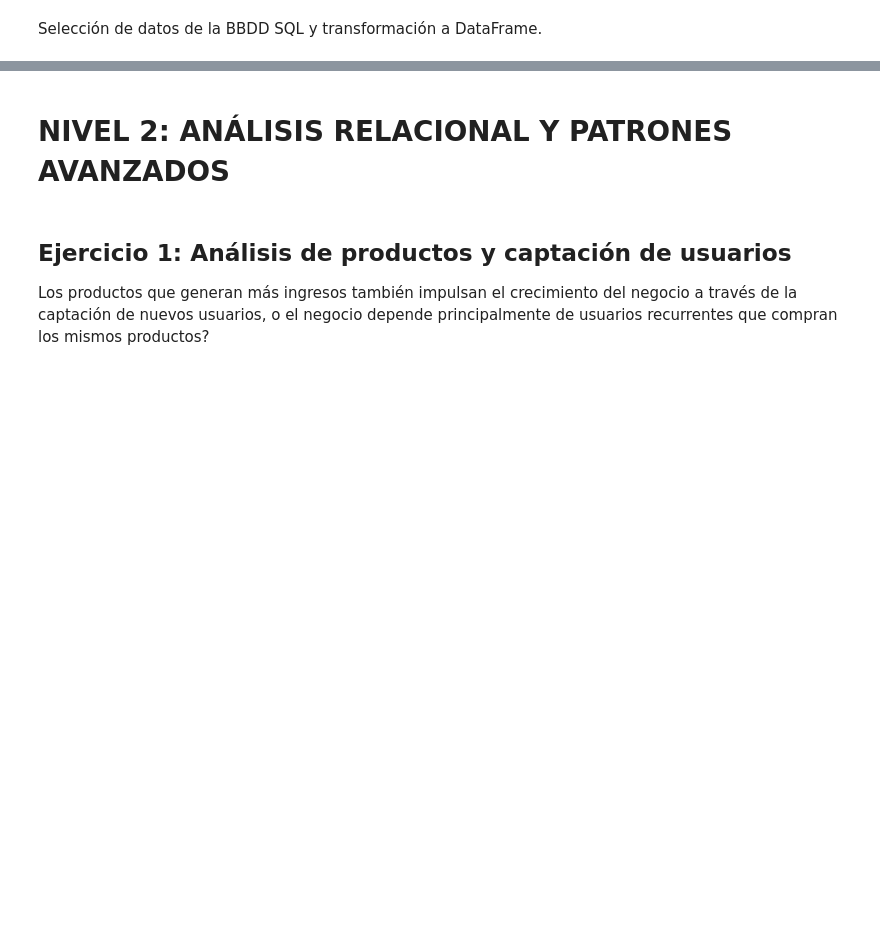
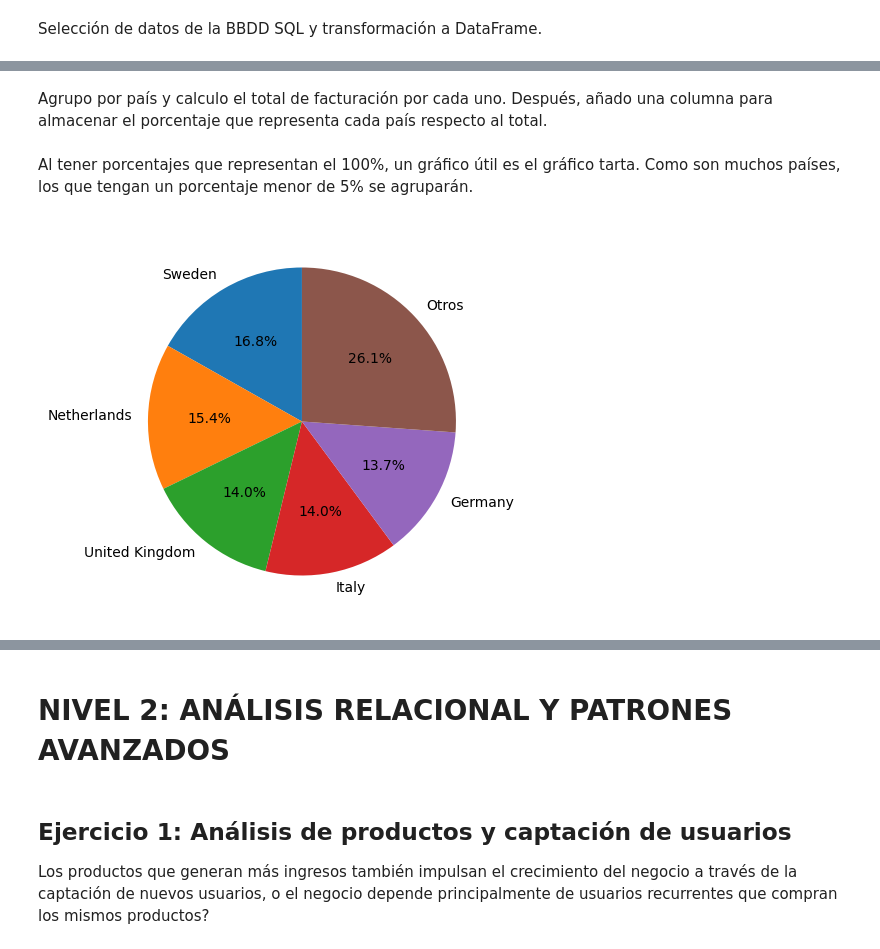
Before and after one commit to noelcarrionmatias/IT_Data, a Jupyter notebook: Especializacion/9_Sprint/ejercicios_sprint_9.ipynb, the cells around one changed output, grey strips where cells are left out. Cells and saved outputs as stored; diff of their text form; code cells hidden in the pictures; blank space fills up the shorter version.

```diff
--- a/Especializacion/9_Sprint/ejercicios_sprint_9.ipynb
+++ b/Especializacion/9_Sprint/ejercicios_sprint_9.ipynb
@@ -249,14 +256,14 @@ Para cada pregunta:
 Selección de datos de la BBDD SQL y transformación a DataFrame.
 # %%
 company_query = ("""
-select *
+select company_id, country
 from companies
 """)
 
 companies_df = pd.read_sql_query(company_query, engine)
 
 transactions_query = ("""
-select *
+select company_id, amount
 from transactions
 """)
 
@@ -263,0 +273,3 @@ transactions_df = pd.read_sql_query(transactions_query, engine)
+# %%
+company_trans_df = pd.merge(transactions_df,companies_df,how='inner')
+company_trans_df.sample(5)
@@ -263,0 +283,22 @@ transactions_df = pd.read_sql_query(transactions_query, engine)
+# %% [markdown]
+Agrupo por país y calculo el total de facturación por cada uno. Después, añado una columna para almacenar el porcentaje que representa cada país respecto al total.
+# %%
+company_trans_country_df = company_trans_df.groupby('country')['amount'].sum().reset_index().sort_values(ascending=False, by='amount')
+company_trans_country_df['porcentaje'] = (company_trans_country_df['amount']/company_trans_country_df['amount'].sum()*100).round(2)
+# %% [markdown]
+Al tener porcentajes que representan el 100%, un gráfico útil es el gráfico tarta. Como son muchos países, los que tengan un porcentaje menor de 5% se agruparán.
+# %%
+umbral = 5
+
+country_big = company_trans_country_df[company_trans_country_df['porcentaje']>=umbral]
+
+resto = company_trans_country_df[company_trans_country_df['porcentaje']<umbral]['porcentaje'].sum()
+resto_df = pd.DataFrame({'country':['Otros'],'porcentaje':[resto]})
+df_resultado = pd.concat([country_big, resto_df ])
+# %%
+plt.figure(figsize=(10, 5))
+plt.pie(x='porcentaje', labels='country', autopct='%1.1f%%' , data=df_resultado, startangle=90)
+plt.show()
+plt.close()
+# %% [output]
+[figure, added]
```
Also changed, not shown: parts of 50 cells of this notebook.
